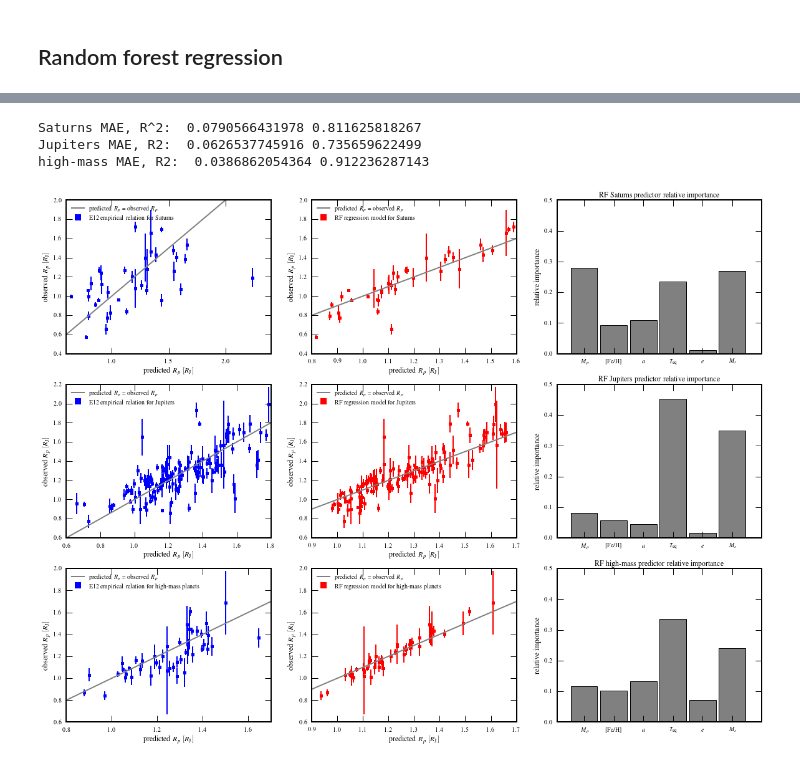
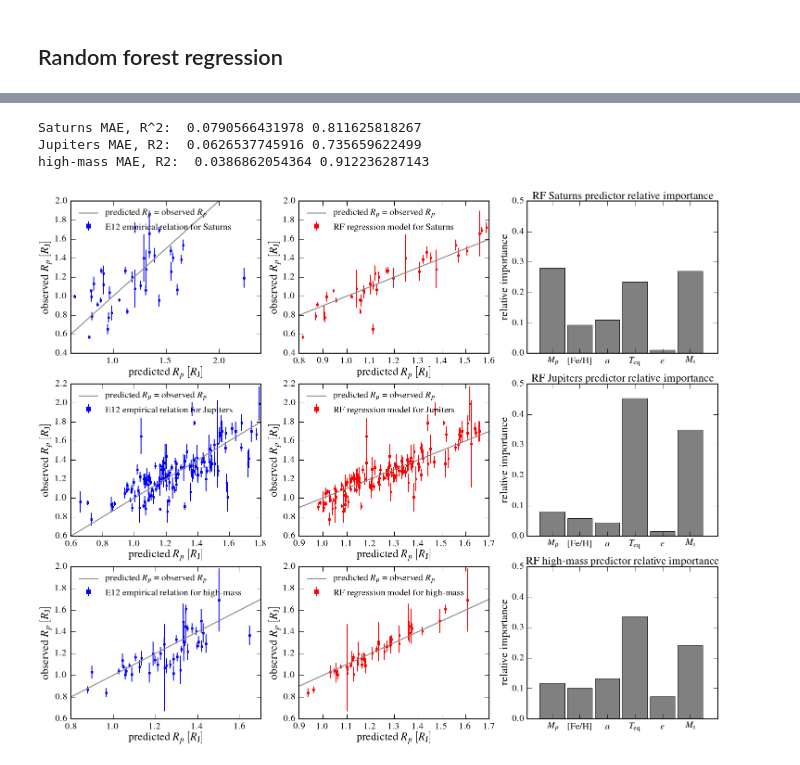
Before and after one commit to waqasbhatti/hats19to21, a Jupyter notebook: hats19to21.ipynb, the cells around one changed output, grey strips where cells are left out. Cells and saved outputs as stored; diff of their text form; code cells hidden in the pictures.

```diff
--- a/hats19to21.ipynb
+++ b/hats19to21.ipynb
@@ -600,7 +1105,7 @@ planetmr = np.genfromtxt('planet-mass-radius-with-errors.csv',
 isorho_masses = np.linspace(0.05,10.0,num=1000) # in jupiter masses
 
 # set up fonts and stuff
-matplotlib.rcParams['font.size'] = 16
+matplotlib.rcParams['font.size'] = 20
 matplotlib.rcParams['lines.linewidth'] = 2.0
 matplotlib.rcParams['axes.linewidth'] = 2.0
 matplotlib.rcParams['axes.labelsize'] = 'large'
@@ -618,7 +1123,7 @@ matplotlib.rcParams['legend.numpoints'] = 1
 matplotlib.rcParams['legend.fontsize'] = 'medium'
 matplotlib.rcParams['legend.frameon'] = False
 
-plt.figure(figsize=(10,8))
+plt.figure(figsize=(12,10))
 
 finind = np.isfinite(planetmr['Mp']) & np.isfinite(planetmr['Rp'])
 planetmasses = planetmr['Mp'][finind]
@@ -627,7 +1132,7 @@ planetradii = planetmr['Rp'][finind]
 # plot all known transiting exoplanets with mass > 0.1 Mjup
 plt.scatter(planetmasses[planetmasses > 0.1],
             planetradii[planetmasses > 0.1],
-            s=30,color='grey',marker='.')
+            s=40,color='grey',marker='.')
 
 print('finite M+R planets with mass > 0.1 Mj = %s' % len(planetmasses[planetmasses > 0.1]))
 
@@ -680,5 +1185,7 @@ plt.gca().set_yticks([0.6,0.7,0.8,0.9,1.1,1.2,1.3,1.4,1.6,1.7,1.8,1.9],minor=Tru
 # plot axis labels
 plt.xlabel('planet mass [$M_{\mathrm{J}}$]')
 plt.ylabel('planet radius [$R_{\mathrm{J}}$]')
+
+plt.savefig('mass-radius.pdf',bbox_inches='tight')
 # %% [output]
 finite M+R planets with mass > 0.1 Mj = 252
@@ -1112,9 +1630,49 @@ with open('highmass-regressor.pkl','wb') as outfd:
 # newpredictions, newscores, newvarimps = (regressor.predict(newfeatures),
 #                                          regressor.score(newfeatures, newobservations),
 #                                          regressor.feature_importances_)
+# %%
+# get the final predictions and feature importances
+sat_score, sat_predicted, sat_importance = (sat_estimator.score(satX,saty),
+                                            sat_estimator.predict(satX),
+                                            sat_estimator.feature_importances_)
+jup_score, jup_predicted, jup_importance = (jup_estimator.score(jupX,jupy),
+                                            jup_estimator.predict(jupX),
+                                            jup_estimator.feature_importances_)
+hip_score, hip_predicted, hip_importance = (hip_estimator.score(hipX,hipy),
+                                            hip_estimator.predict(hipX),
+                                            hip_estimator.feature_importances_)
 # %%
 # MAKE THE PLOTS
-fig = plt.figure(figsize=(20,15))
+fig = plt.figure(figsize=(25,20))
+
+# fonts for the entire thing
+matplotlib.rcParams['font.size'] = 20
+
+# lines
+matplotlib.rcParams['lines.linewidth'] = 2.0
+
+# axes
+matplotlib.rcParams['axes.linewidth'] = 2.0
+matplotlib.rcParams['axes.labelsize'] = 'large'
+
+# ticks
+matplotlib.rcParams['xtick.major.size'] = 10.0
+matplotlib.rcParams['xtick.minor.size'] = 5.0
+matplotlib.rcParams['xtick.major.width'] = 1.0
+matplotlib.rcParams['xtick.minor.width'] = 1.0
+matplotlib.rcParams['xtick.major.pad'] = 8.0
+
+matplotlib.rcParams['ytick.major.size'] = 10.0
+matplotlib.rcParams['ytick.minor.size'] = 5.0
+matplotlib.rcParams['ytick.major.width'] = 1.0
+matplotlib.rcParams['ytick.minor.width'] = 1.0
+matplotlib.rcParams['ytick.major.pad'] = 8.0
+
+# legend
+matplotlib.rcParams['legend.numpoints'] = 1
+matplotlib.rcParams['legend.fontsize'] = 'medium'
+matplotlib.rcParams['legend.frameon'] = False
+matplotlib.rcParams['legend.markerscale'] = 2.0
 
 features = np.array(['$M_{p}$', '[Fe/H]', '$a$', '$T_{\mathrm{eq}}$', '$e$','$M_s$'])
 
@@ -1202,7 +1760,7 @@ plt.title('RF Jupiters predictor relative importance')
 plt.subplot(3,3,7)
 plt.errorbar(10.0**modelhirad,hipradii,yerr=hipradiierrs,
              markersize=5,capsize=0,ecolor='blue',elinewidth=2.0,linestyle='none',markeredgewidth=0,
-             color='blue',marker='s',label='E12 empirical relation for high-mass planets')
+             color='blue',marker='s',label='E12 empirical relation for high-mass')
 xl = plt.xlim()
 yl = plt.ylim()
 plt.xlim(xl)
@@ -1212,32 +1770,34 @@ plt.legend(scatterpoints=1,loc='upper left')
 plt.xlabel('predicted $R_p$ $[R_{\mathrm{J}}]$')
 plt.ylabel('observed $R_p$ $[R_{\mathrm{J}}]$')
 
 plt.subplot(3,3,8)
 plt.errorbar(hip_predicted,hipy,yerr=hipradiierrs,
             markersize=5,capsize=0,ecolor='red',elinewidth=2.0,linestyle='none',markeredgewidth=0,
             color='red',marker='s',
-            label='RF regression model for high-mass planets')
+            label='RF regression model for high-mass')
 xl = plt.xlim()
 yl = plt.ylim()
 plt.xlim(xl)
 plt.ylim(yl)
 plt.plot(np.linspace(-5,5),np.linspace(-5,5),color='gray',label='predicted $R_p$ = observed $R_p$')
 print 'high-mass MAE, R2: ', median_absolute_error(hipy, hip_predicted), r2_score(hipy, hip_predicted)
 plt.legend(scatterpoints=1,loc='upper left')
 plt.xlabel('predicted $R_p$ $[R_{\mathrm{J}}]$')
 plt.ylabel('observed $R_p$ $[R_{\mathrm{J}}]$')
 
 plt.subplot(3,3,9)
 plt.bar([0,1,2,3,4,5],hip_importance,width=0.9,
         color='grey')
 plt.xticks([0.45,1.45,2.45,3.45,4.45,5.45],features)
 plt.yticks([0.0,0.1,0.2,0.3,0.4,0.5,0.6,0.7,0.8,0.9,1.0])
 plt.xlim(-0.45,6.45)
 plt.ylim(0.0,0.5)
 plt.ylabel('relative importance')
 plt.title('RF high-mass predictor relative importance')
+
+plt.savefig("rfr-radius-model.pdf",bbox_inches='tight')
 # %% [output]
 Saturns MAE, R^2:  0.0790566431978 0.811625818267
 Jupiters MAE, R2:  0.0626537745916 0.735659622499
 high-mass MAE, R2:  0.0386862054364 0.912236287143
-[figure, old version]
+[figure, new version]
```
Also changed, not shown: parts of 44 cells of this notebook.
